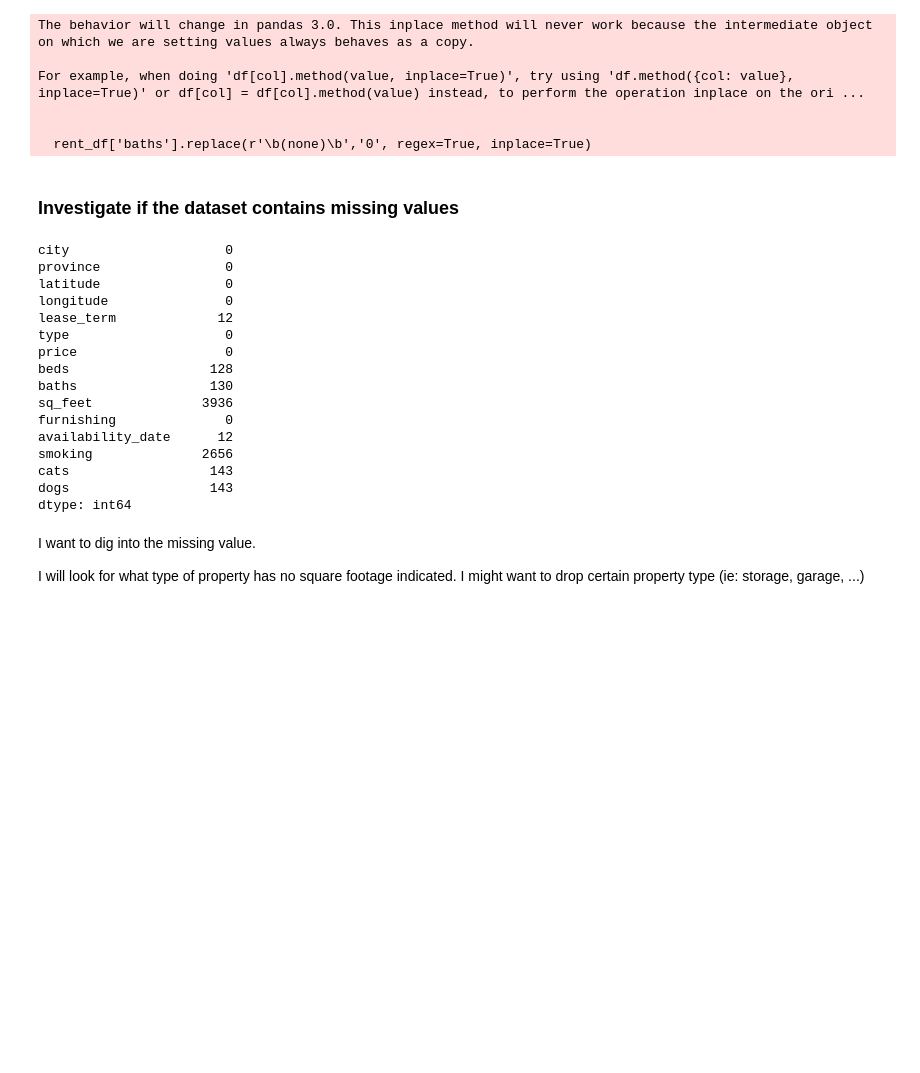
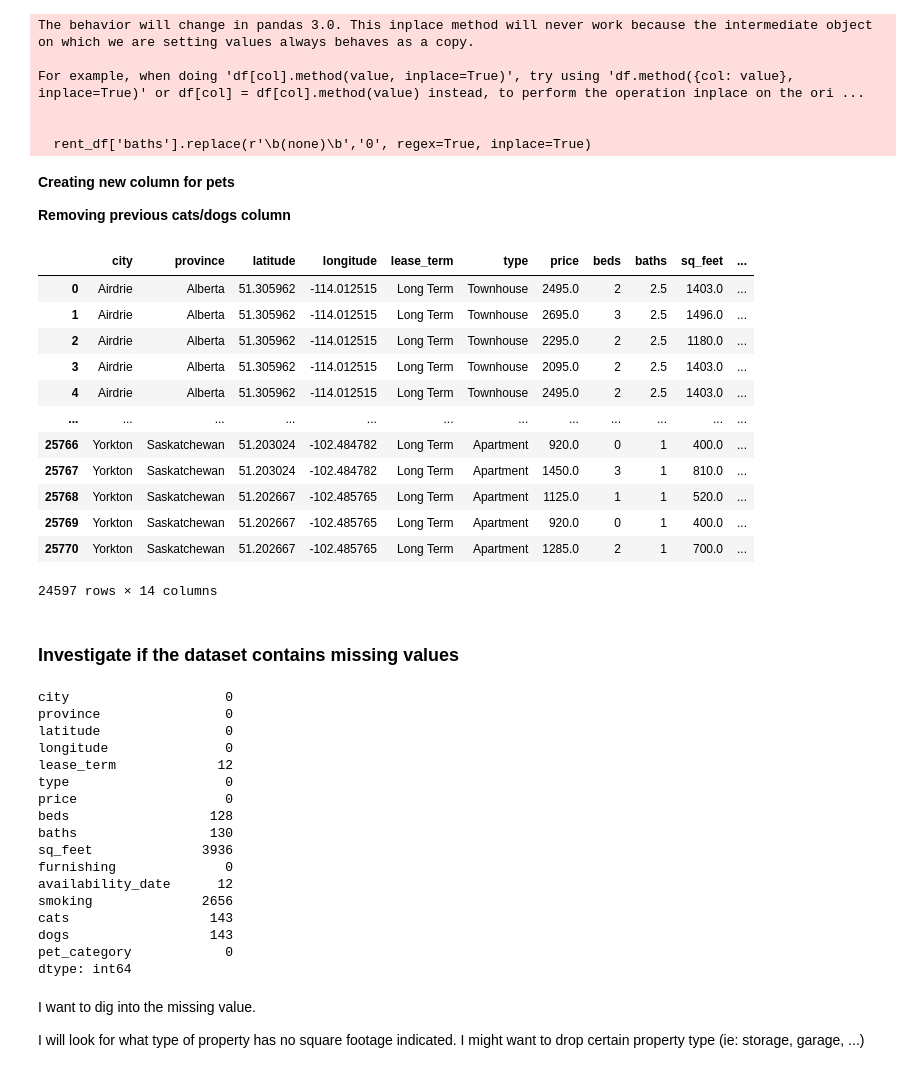
Before and after one commit to ABF-QC/Module2_Project1, a Jupyter notebook: Notebook/Cleaning_Data.ipynb, the cells around one changed output. Saved outputs shown, nothing was run; the diff lists cells and outputs as text; code cells hidden in the pictures; blank space fills up the shorter version.

```diff
--- a/Notebook/Cleaning_Data.ipynb
+++ b/Notebook/Cleaning_Data.ipynb
@@ -351,6 +351,30 @@ For example, when doing 'df[col].method(value, inplace=True)', try using 'df.met
 
 
   rent_df['baths'].replace(r'\b(none)\b','0', regex=True, inplace=True)
+# %% [markdown]
+**Creating new column for pets**
+
+**Removing previous cats/dogs column**
+# %%
+rent_df['pet_category'] = 'no pets'
+rent_df.loc[rent_df['cats'] == True, 'pet_category'] = 'Cats Allowed'
+rent_df.loc[rent_df['dogs'] == True, 'pet_category'] = 'Dogs Allowed'
+
+rent_df.drop(columns=['cats','dogs'])
+# %% [output]
+|  | city | province | latitude | longitude | lease_term | type | price | beds | baths | sq_feet | ... |
+| 0 | Airdrie | Alberta | 51.305962 | -114.012515 | Long Term | Townhouse | 2495.0 | 2 | 2.5 | 1403.0 | ... |
+| 1 | Airdrie | Alberta | 51.305962 | -114.012515 | Long Term | Townhouse | 2695.0 | 3 | 2.5 | 1496.0 | ... |
+| 2 | Airdrie | Alberta | 51.305962 | -114.012515 | Long Term | Townhouse | 2295.0 | 2 | 2.5 | 1180.0 | ... |
+| 3 | Airdrie | Alberta | 51.305962 | -114.012515 | Long Term | Townhouse | 2095.0 | 2 | 2.5 | 1403.0 | ... |
+| 4 | Airdrie | Alberta | 51.305962 | -114.012515 | Long Term | Townhouse | 2495.0 | 2 | 2.5 | 1403.0 | ... |
+| ... | ... | ... | ... | ... | ... | ... | ... | ... | ... | ... | ... |
+| 25766 | Yorkton | Saskatchewan | 51.203024 | -102.484782 | Long Term | Apartment | 920.0 | 0 | 1 | 400.0 | ... |
+| 25767 | Yorkton | Saskatchewan | 51.203024 | -102.484782 | Long Term | Apartment | 1450.0 | 3 | 1 | 810.0 | ... |
+| 25768 | Yorkton | Saskatchewan | 51.202667 | -102.485765 | Long Term | Apartment | 1125.0 | 1 | 1 | 520.0 | ... |
+| 25769 | Yorkton | Saskatchewan | 51.202667 | -102.485765 | Long Term | Apartment | 920.0 | 0 | 1 | 400.0 | ... |
+| 25770 | Yorkton | Saskatchewan | 51.202667 | -102.485765 | Long Term | Apartment | 1285.0 | 2 | 1 | 700.0 | ... |
+24597 rows × 14 columns
 # %% [markdown]
 ### Investigate if the dataset contains missing values
 # %%
@@ -371,6 +395,7 @@ availability_date      12
 smoking              2656
 cats                  143
 dogs                  143
+pet_category            0
 dtype: int64
 # %% [markdown]
 I want to dig into the missing value.
```
Also changed, not shown: parts of 5 cells of this notebook, 2 other files.
